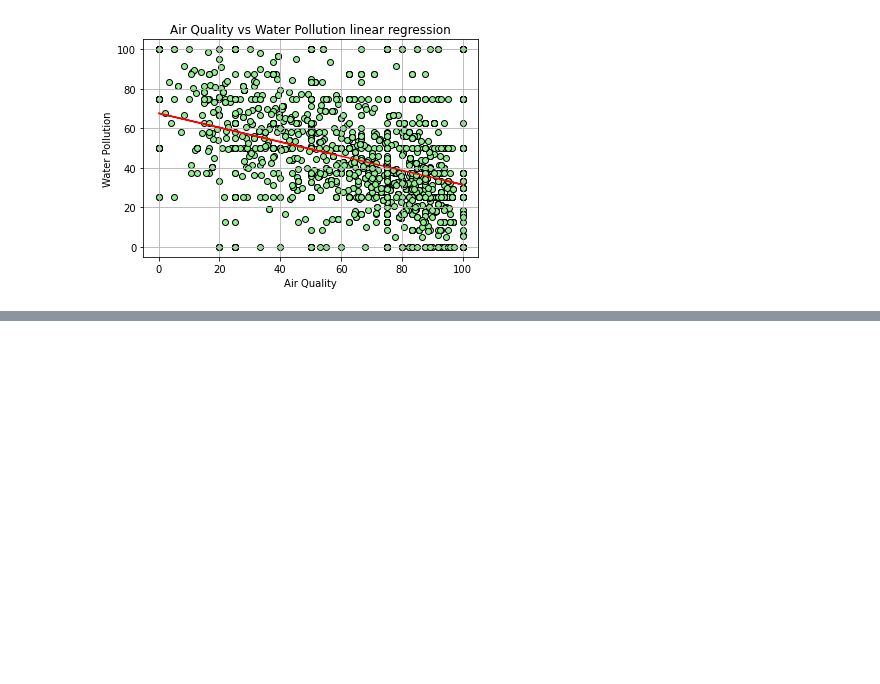
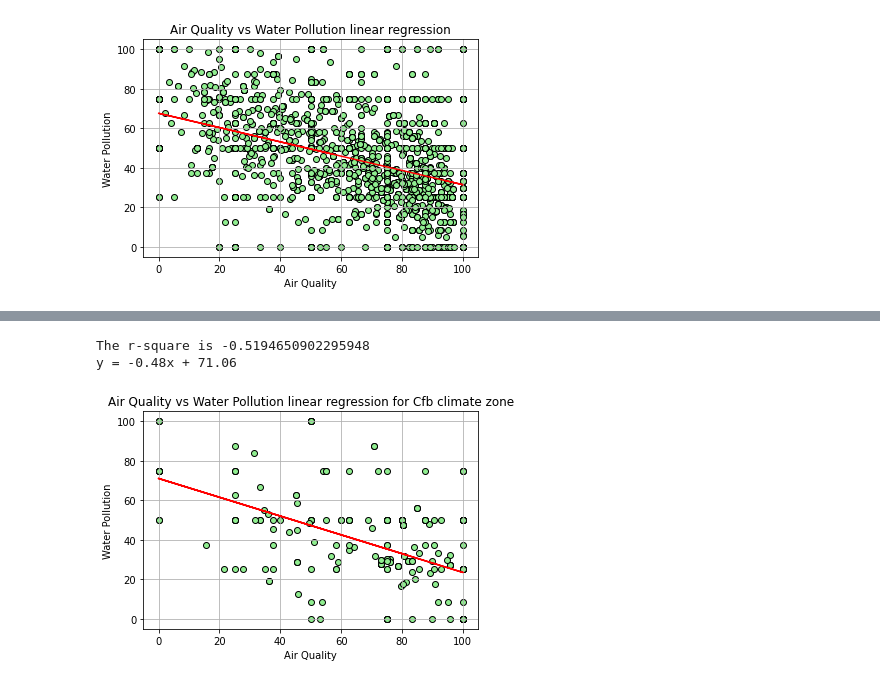
Before and after one commit to luonri11/project-1-repo, a Jupyter notebook: AirWaterComparison.ipynb, the cells around one changed output, grey strips where cells are left out. Drawn from its saved outputs; the diff is of its cells as text; code cells hidden in the pictures; blank space fills up the shorter version.

```diff
--- a/AirWaterComparison.ipynb
+++ b/AirWaterComparison.ipynb
@@ -95,0 +139,5 @@ y = -0.36x + 67.61
+# %%
+# Cfb climate zone
+
+Cfb_airwater_data_df = airwater_data_df[airwater_data_df["climate"] == "Cfb"]
+Cfb_airwater_data_df
@@ -95,0 +158,19 @@ y = -0.36x + 67.61
+# %%
+#Chart plotting
+x_values = Cfb_airwater_data_df[" \"AirQuality\""]
+y_values = Cfb_airwater_data_df[" \"WaterPollution\""]
+
+regEQplotX = -25
+regEQplotY = 40
+
+y_label = "Water Pollution"
+plt.title(f'Air Quality vs Water Pollution linear regression for Cfb climate zone')
+linearRegression(x_values,y_values,regEQplotX,regEQplotY,y_label)
+plt.savefig(f'./Water_Air_Data/Air Quality vs Water Pollution Linear Regression for Cfb climate zone.png')
+plt.show()
+
+#There is correlation between air quality and water pollution for the Cfb region
+# %% [output]
+The r-square is -0.5194650902295948
+y = -0.48x + 71.06
+[figure, added]
```
Also changed, not shown: parts of 9 cells of this notebook, 4 other files.
